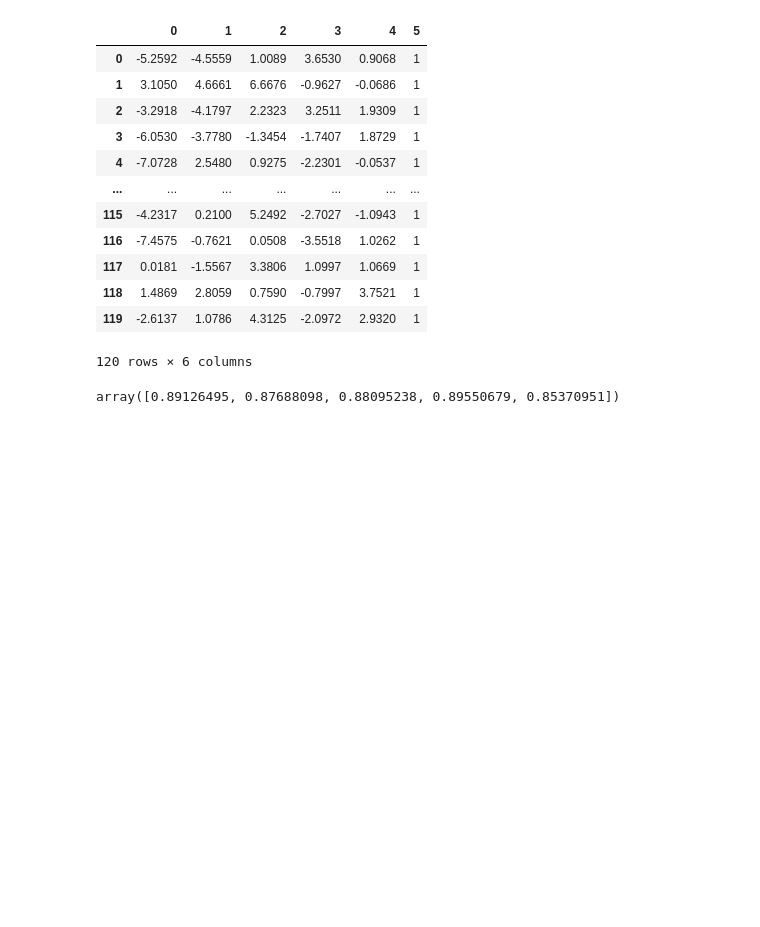
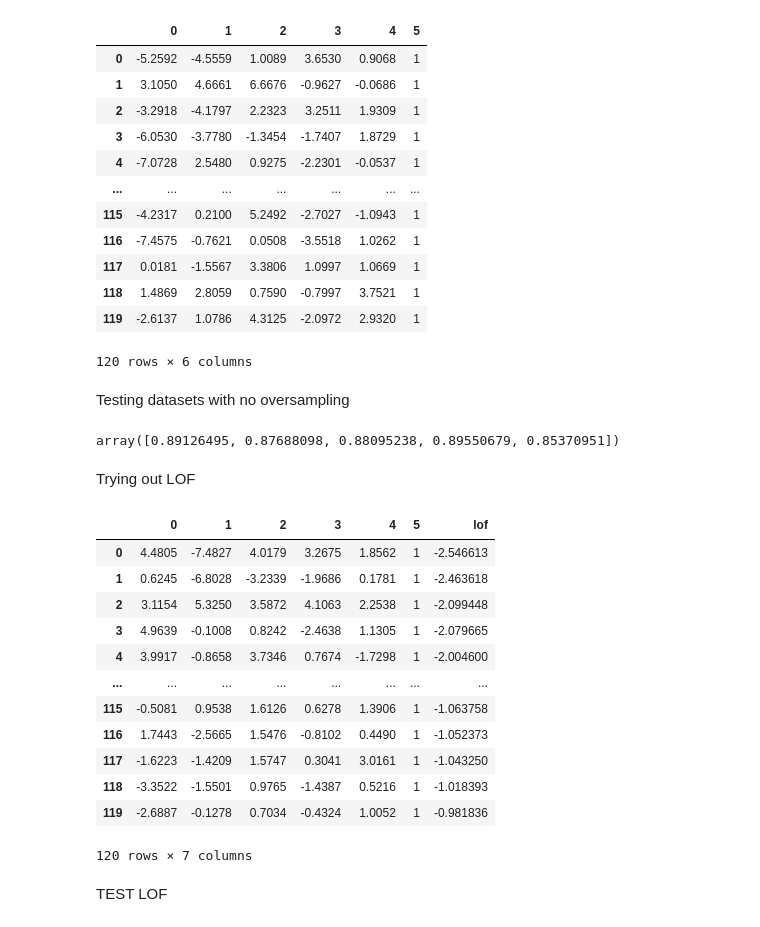
Before and after one commit to AdJansen/Artificial-Immune-System-For-Class-Imbalance, a Jupyter notebook: AIS.ipynb, the cells around one changed output. Drawn from its saved outputs; the diff is of its cells as text; code cells hidden in the pictures; blank space fills up the shorter version.

Commit message:
Added LOF function to split dataset based on LOF score

```diff
--- a/AIS.ipynb
+++ b/AIS.ipynb
@@ -451,6 +467,8 @@ score2: 1.0
 | 118 | 1.4869 | 2.8059 | 0.7590 | -0.7997 | 3.7521 | 1 |
 | 119 | -2.6137 | 1.0786 | 4.3125 | -2.0972 | 2.9320 | 1 |
 120 rows × 6 columns
+# %% [markdown]
+Testing datasets with no oversampling
 # %%
 #df = pd.read_csv("./Data/GeneratedSyntheticData-NosiyHard.csv",index_col=0)
 df= pd.read_csv("./Data/GeneratedSyntheticData-NosieLessInformativeHard.csv")
@@ -463,3 +481,57 @@ score1 = fitness(randomForest, joe, mama.values.ravel(), 5, 'f1_macro')
 score1
 # %% [output]
 array([0.89126495, 0.87688098, 0.88095238, 0.89550679, 0.85370951])
+# %% [markdown]
+Trying out LOF
+# %%
+df= pd.read_csv("./Data/GeneratedSyntheticData-NosieLessInformativeHard.csv",index_col=0)
+
+size = len(df.index)
+minority = df[df['5']==1]
+majority = df[df['5']==0]
+
+
+initial_population, bounds = Creation(minority,120,['5'], weightingFunction='uniform')
+
+antibody_population = mutatePopulation(initial_population,bounds,['5'],1.0)
+
+current_df = pd.concat([df,initial_population],ignore_index=True)
+current_gen, current_labels = separate_df(current_df)
+
+
+next_df = pd.concat([df,antibody_population],ignore_index=True)
+next_gen, next_labels = separate_df(next_df)
+
+clf = LocalOutlierFactor(n_neighbors=20)
+
+y_pred = clf.fit_predict(next_df)
+#n_errors = (y_pred != ground_truth).sum()
+X_scores = clf.negative_outlier_factor_
+
+outliers = (X_scores < -2).sum()
+outliers
+next_df["lof"]=X_scores
+
+#use size of original df
+
+antibody_population["lof"] = X_scores[size:]
+#print(antibody_population)
+#print(next_df[300:])
+#sorted_df = next_df.sort_values(by = ['lof'], ignore_index=True)
+#sorted_df
+sorted_pop = antibody_population.sort_values(by = ['lof'], ignore_index=True)
+sorted_pop
+# %% [output]
+|  | 0 | 1 | 2 | 3 | 4 | 5 | lof |
+| 0 | 4.4805 | -7.4827 | 4.0179 | 3.2675 | 1.8562 | 1 | -2.546613 |
+| 1 | 0.6245 | -6.8028 | -3.2339 | -1.9686 | 0.1781 | 1 | -2.463618 |
+| 2 | 3.1154 | 5.3250 | 3.5872 | 4.1063 | 2.2538 | 1 | -2.099448 |
+| 3 | 4.9639 | -0.1008 | 0.8242 | -2.4638 | 1.1305 | 1 | -2.079665 |
+| 4 | 3.9917 | -0.8658 | 3.7346 | 0.7674 | -1.7298 | 1 | -2.004600 |
+| ... | ... | ... | ... | ... | ... | ... | ... |
+| 115 | -0.5081 | 0.9538 | 1.6126 | 0.6278 | 1.3906 | 1 | -1.063758 |
+| 116 | 1.7443 | -2.5665 | 1.5476 | -0.8102 | 0.4490 | 1 | -1.052373 |
+| 117 | -1.6223 | -1.4209 | 1.5747 | 0.3041 | 3.0161 | 1 | -1.043250 |
+| 118 | -3.3522 | -1.5501 | 0.9765 | -1.4387 | 0.5216 | 1 | -1.018393 |
+| 119 | -2.6887 | -0.1278 | 0.7034 | -0.4324 | 1.0052 | 1 | -0.981836 |
+120 rows × 7 columns
@@ -465,0 +570,2 @@ array([0.89126495, 0.87688098, 0.88095238, 0.89550679, 0.85370951])
+# %% [markdown]
+TEST LOF
```
Also changed, not shown: parts of 4 cells of this notebook.
